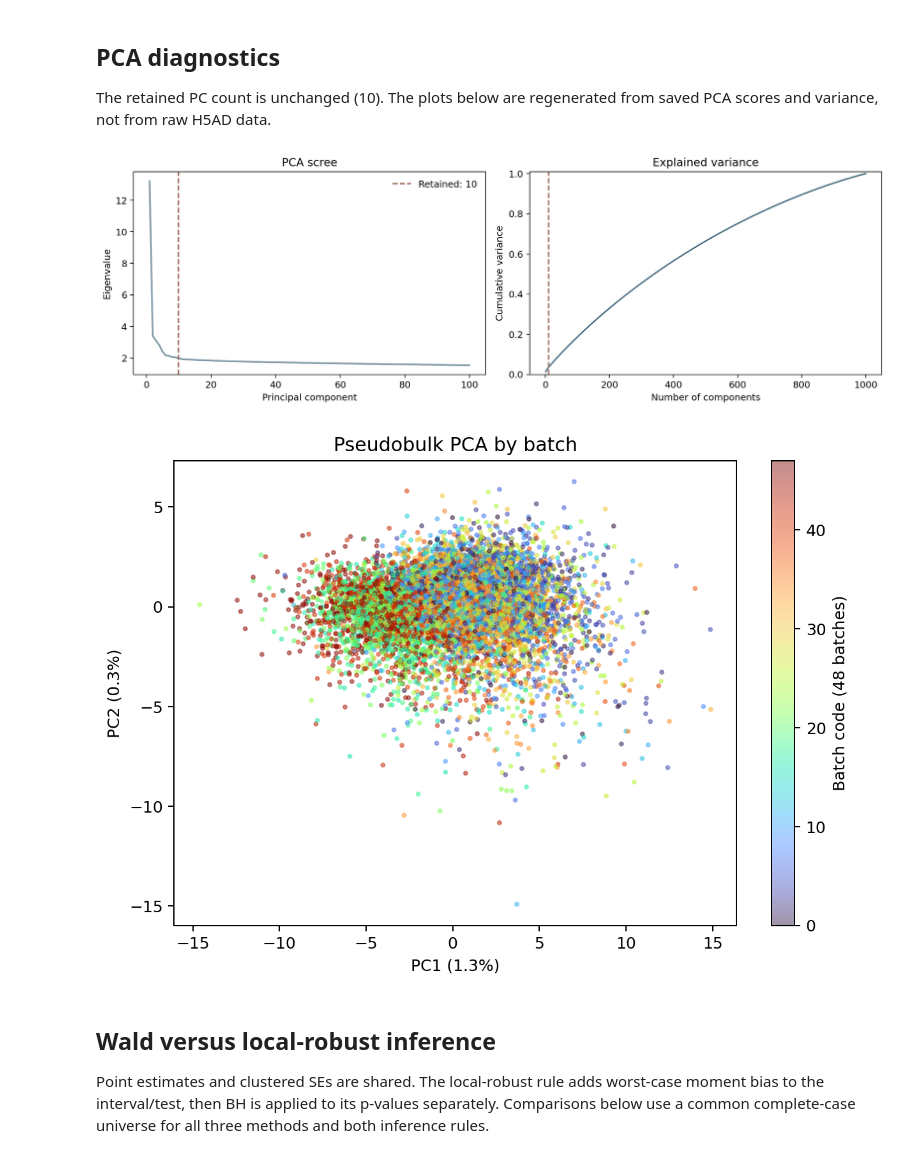
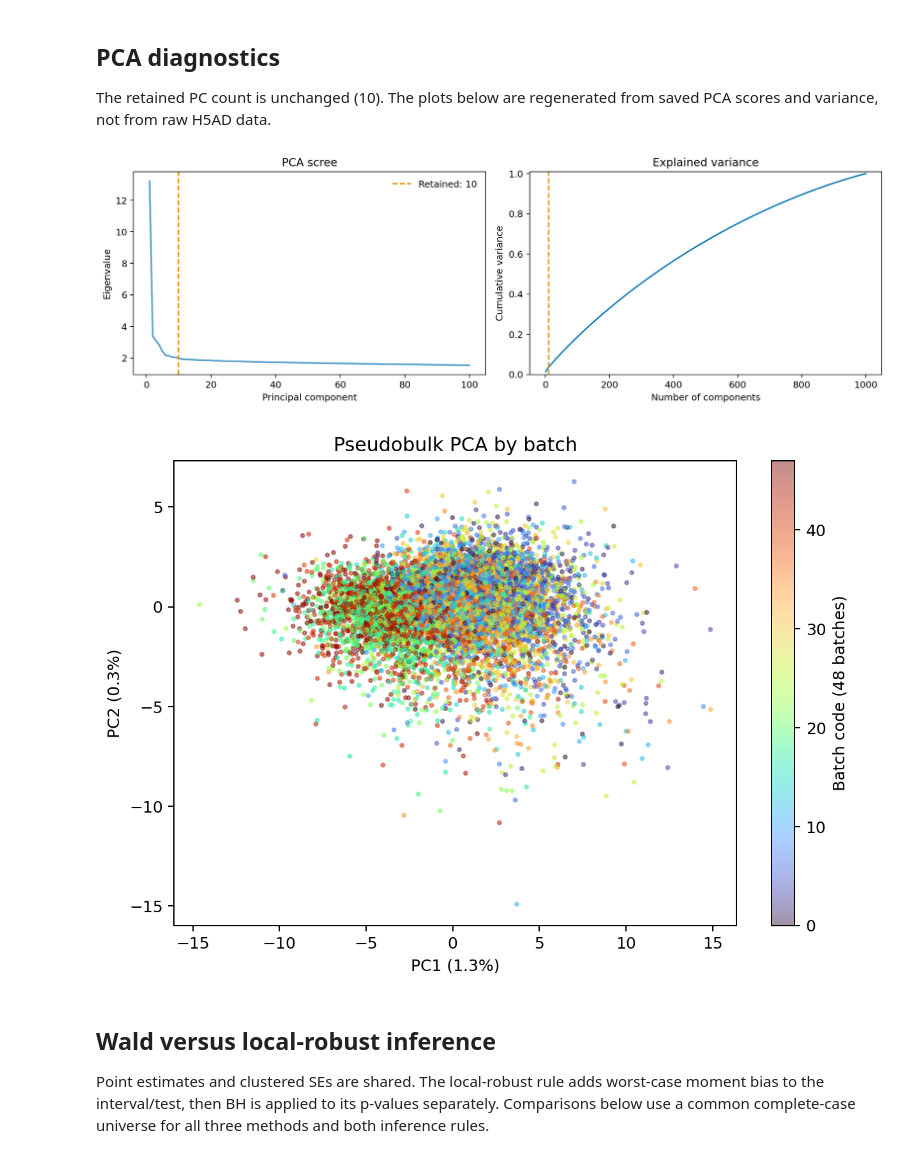
Before and after one commit to kasikefu/unification-control-modelling, a Jupyter notebook: realdata_batch_optimized.ipynb, the cells around one changed output. Drawn from its saved outputs; the diff is of its cells as text; code cells hidden in the pictures.

```diff
--- a/realdata_batch_optimized.ipynb
+++ b/realdata_batch_optimized.ipynb
@@ -9,6 +9,7 @@ from pathlib import Path
 import numpy as np
 import pandas as pd
 import matplotlib.pyplot as plt
+import seaborn as sns
 from matplotlib.patches import Circle, Patch
 from IPython.display import Image, display
 
@@ -26,7 +27,8 @@ scores = pd.read_csv(out / 'pca_scores.csv.gz')
 wilcoxon = pd.read_csv(out / 'wilcoxon_matched_raw.csv.gz')
 methods = ('iv', 'sv', 'gmm')
 labels = {'iv': 'IV', 'sv': 'SV', 'gmm': 'Two-step GMM'}
-colors = {'iv': '#42677B', 'sv': '#9A675B', 'gmm': '#68846B'}
+palette = sns.color_palette("colorblind", 8)
+colors = dict(zip(methods, palette[:3]))
 alpha = 0.05
 for name in ('top20_de_genes_by_perturbation.csv.gz', 'common_1000_non_de_genes.csv', 'global_top20_de_genes.csv', 'outcome_genes.csv', 'first_stage_results.csv', 'skipped_models.csv'):
     print(name, 'available:', (out / name).is_file())
@@ -57,30 +59,30 @@ The retained PC count is unchanged (10). The plots below are regenerated from sa
 # %%
 n_pcs = 10
 fig, axes = plt.subplots(1, 2, figsize=(12, 4))
 first = variance.head(100)
-axes[0].plot(first['component'], first['eigenvalue'], color='#42677B', lw=1.2)
-axes[0].axvline(n_pcs, color='#9A675B', ls='--', label=f'Retained: {n_pcs}')
+axes[0].plot(first['component'], first['eigenvalue'], color=colors['iv'], lw=1.2)
+axes[0].axvline(n_pcs, color=colors['sv'], ls='--', label=f'Retained: {n_pcs}')
 axes[0].set(xlabel='Principal component', ylabel='Eigenvalue', title='PCA scree')
 axes[0].legend(frameon=False)
-axes[1].plot(variance['component'], variance['cumulative_explained_variance_ratio'], color='#42677B')
-axes[1].axvline(n_pcs, color='#9A675B', ls='--')
+axes[1].plot(variance['component'], variance['cumulative_explained_variance_ratio'], color=colors['iv'])
+axes[1].axvline(n_pcs, color=colors['sv'], ls='--')
 axes[1].set(xlabel='Number of components', ylabel='Cumulative variance', ylim=(0, 1.01), title='Explained variance')
 fig.tight_layout()
 fig.savefig(out / 'pca_scree.png', dpi=180, bbox_inches='tight')
 display(Image(filename=out / 'pca_scree.png'))
 plt.close(fig)
 
 batch_codes, batch_labels = pd.factorize(scores['batch'], sort=True)
 fig, ax = plt.subplots(figsize=(7, 5))
 scatter = ax.scatter(scores['PC1'], scores['PC2'], c=batch_codes, s=5, alpha=.45, cmap='turbo', rasterized=True)
 ax.set(xlabel=f"PC1 ({variance.loc[0, 'explained_variance_ratio']:.1%})", ylabel=f"PC2 ({variance.loc[1, 'explained_variance_ratio']:.1%})", title='Pseudobulk PCA by batch')
 fig.colorbar(scatter, ax=ax, label=f'Batch code ({len(batch_labels)} batches)')
 fig.tight_layout()
 fig.savefig(out / 'pca_scores_pc1_pc2.png', dpi=180, bbox_inches='tight')
 display(Image(filename=out / 'pca_scores_pc1_pc2.png'))
 plt.close(fig)
 # %% [output]
-[figure, old version]
+[figure, new version]
 [figure]
 # %% [markdown]
 ## Wald versus local-robust inference
```
Also changed, not shown: parts of 4 cells of this notebook, 20 other files.
